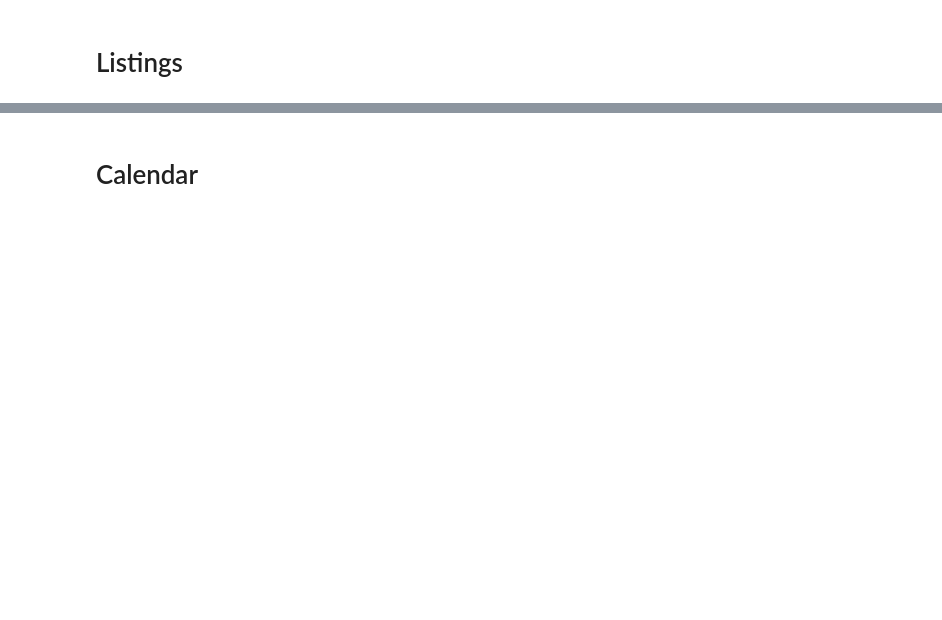
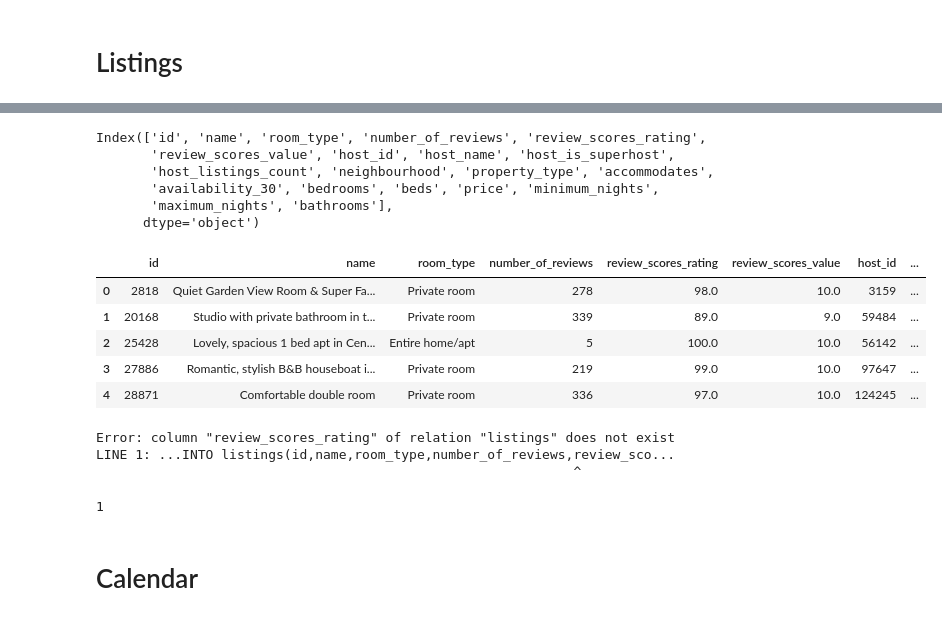
Before and after one commit to flynn3103/airbnb, a Jupyter notebook: src/data_warehouse/etl.ipynb, the cells around one changed output, grey strips where cells are left out. Cells and saved outputs as stored; diff of their text form; code cells hidden in the pictures; blank space fills up the shorter version.

```diff
--- a/src/data_warehouse/etl.ipynb
+++ b/src/data_warehouse/etl.ipynb
@@ -207,6 +194,8 @@ col = [ 'id',
         'name' ,
         'room_type',
         'number_of_reviews' ,
+        'review_scores_rating',
+        'review_scores_value',
         'host_id' ,
         'host_name' ,
         'host_is_superhost',
@@ -215,9 +204,20 @@ col = [ 'id',
         'property_type' ,
         'accommodates' ,
         'availability_30' ,
+        'bathrooms_text',
         'bedrooms' ,
+        'beds',
         'price' ,
         'minimum_nights',
-        'maximum_nights']
+        'maximum_nights',
+        ]
 
 listings_table = listings[col]
+# %%
+# Importing regex
+import re
+
+bath = ["bathrooms_text"]
+for col in bath:
+    listings_table[col] = listings_table[col].apply(lambda x: str(re.compile('[a-zA-Z]').sub('', str(x))))
+    listings_table[col] = listings_table[col].apply(lambda x: str(re.compile(' ').sub('', str(x))))
@@ -223,0 +235,3 @@ listings_table = listings[col]
+# %%
+listings_table["bathrooms"] = pd.to_numeric(listings_table["bathrooms_text"],errors='coerce')
+listings_table.drop(['bathrooms_text'], axis=1, inplace=True)
@@ -223,0 +248,6 @@ listings_table = listings[col]
+# %%
+# The price fields in our data frame
+
+listings_table['price'] = listings_table['price'].str.replace(',', '')
+listings_table['price'] = listings_table['price'].str.replace('$', '')
+listings_table['price'] = listings_table['price'].astype(float)
@@ -224,5 +293,28 @@ listings_table = listings[col]
+# %%
+listings_table.columns
+# %% [output]
+Index(['id', 'name', 'room_type', 'number_of_reviews', 'review_scores_rating',
+       'review_scores_value', 'host_id', 'host_name', 'host_is_superhost',
+       'host_listings_count', 'neighbourhood', 'property_type', 'accommodates',
+       'availability_30', 'bedrooms', 'beds', 'price', 'minimum_nights',
+       'maximum_nights', 'bathrooms'],
+      dtype='object')
+# %%
+listings_table.head()
+# %% [output]
+|  | id | name | room_type | number_of_reviews | review_scores_rating | review_scores_value | host_id | ... |
+| 0 | 2818 | Quiet Garden View Room & Super Fa... | Private room | 278 | 98.0 | 10.0 | 3159 | ... |
+| 1 | 20168 | Studio with private bathroom in t... | Private room | 339 | 89.0 | 9.0 | 59484 | ... |
+| 2 | 25428 | Lovely, spacious 1 bed apt in Cen... | Entire home/apt | 5 | 100.0 | 10.0 | 56142 | ... |
+| 3 | 27886 | Romantic, stylish B&B houseboat i... | Private room | 219 | 99.0 | 10.0 | 97647 | ... |
+| 4 | 28871 | Comfortable double room | Private room | 336 | 97.0 | 10.0 | 124245 | ... |
 # %%
 execute_values(conn, listings_table, table='listings')
+# %% [output]
+Error: column "review_scores_rating" of relation "listings" does not exist
+LINE 1: ...INTO listings(id,name,room_type,number_of_reviews,review_sco...
+                                                             ^
+1
 # %%
 cur.execute(listings_check)
 
```
Also changed, not shown: parts of 18 cells of this notebook, 3 other files.
